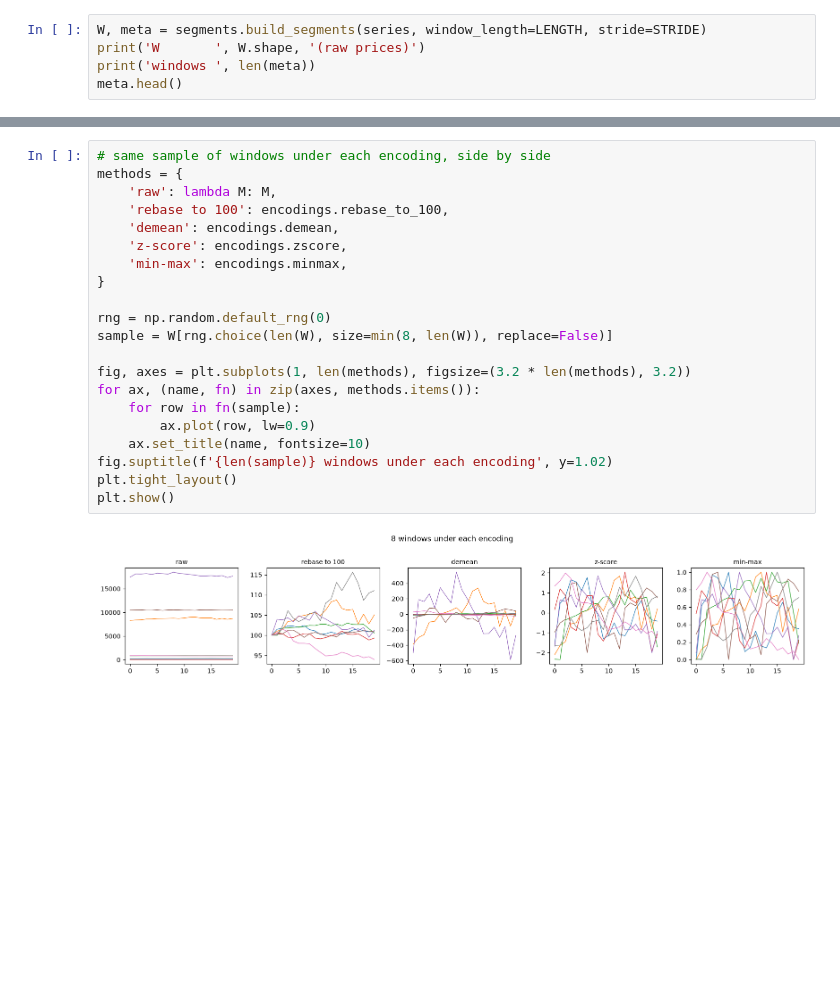
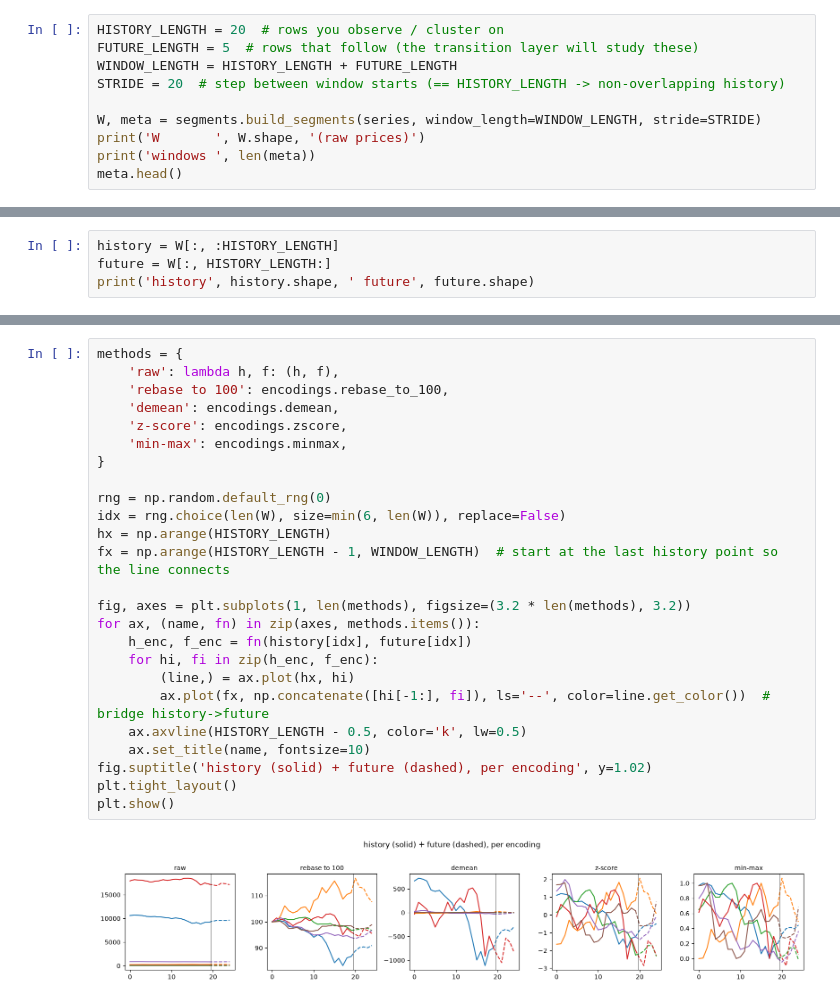
Before and after one commit to marcdumon/investalyze, a Jupyter notebook: notebooks/3_segment_explore.ipynb, the cells around one changed output, grey strips where cells are left out. Saved outputs shown, nothing was run; the diff lists cells and outputs as text; blank space fills up the shorter version.

Commit message:
feat(analysis): restructure segment notebook around history/future encoding

```diff
--- a/notebooks/3_segment_explore.ipynb
+++ b/notebooks/3_segment_explore.ipynb
@@ -52,5 +58,10 @@ Length: 62, dtype: int64
 # %%
-W, meta = segments.build_segments(series, window_length=LENGTH, stride=STRIDE)
+HISTORY_LENGTH = 20  # rows you observe / cluster on
+FUTURE_LENGTH = 5  # rows that follow (the transition layer will study these)
+WINDOW_LENGTH = HISTORY_LENGTH + FUTURE_LENGTH
+STRIDE = 20  # step between window starts (== HISTORY_LENGTH -> non-overlapping history)
+
+W, meta = segments.build_segments(series, window_length=WINDOW_LENGTH, stride=STRIDE)
 print('W       ', W.shape, '(raw prices)')
 print('windows ', len(meta))
 meta.head()
@@ -65,0 +82,4 @@ windows  31705
+# %%
+history = W[:, :HISTORY_LENGTH]
+future = W[:, HISTORY_LENGTH:]
+print('history', history.shape, ' future', future.shape)
@@ -85,23 +115,27 @@ z-score only when pure shape, ignoring move size, is genuinely what you want to
 # %%
-# same sample of windows under each encoding, side by side
 methods = {
-    'raw': lambda M: M,
+    'raw': lambda h, f: (h, f),
     'rebase to 100': encodings.rebase_to_100,
     'demean': encodings.demean,
     'z-score': encodings.zscore,
     'min-max': encodings.minmax,
 }
 
 rng = np.random.default_rng(0)
-sample = W[rng.choice(len(W), size=min(8, len(W)), replace=False)]
+idx = rng.choice(len(W), size=min(6, len(W)), replace=False)
+hx = np.arange(HISTORY_LENGTH)
+fx = np.arange(HISTORY_LENGTH - 1, WINDOW_LENGTH)  # start at the last history point so the line connects
 
 fig, axes = plt.subplots(1, len(methods), figsize=(3.2 * len(methods), 3.2))
 for ax, (name, fn) in zip(axes, methods.items()):
-    for row in fn(sample):
-        ax.plot(row, lw=0.9)
+    h_enc, f_enc = fn(history[idx], future[idx])
+    for hi, fi in zip(h_enc, f_enc):
+        (line,) = ax.plot(hx, hi)
+        ax.plot(fx, np.concatenate([hi[-1:], fi]), ls='--', color=line.get_color())  # bridge history->future
+    ax.axvline(HISTORY_LENGTH - 0.5, color='k', lw=0.5)
     ax.set_title(name, fontsize=10)
-fig.suptitle(f'{len(sample)} windows under each encoding', y=1.02)
+fig.suptitle('history (solid) + future (dashed), per encoding', y=1.02)
 plt.tight_layout()
 plt.show()
 # %% [output]
-[figure, old version]
+[figure, new version]
```
Also changed, not shown: parts of 13 cells of this notebook.
